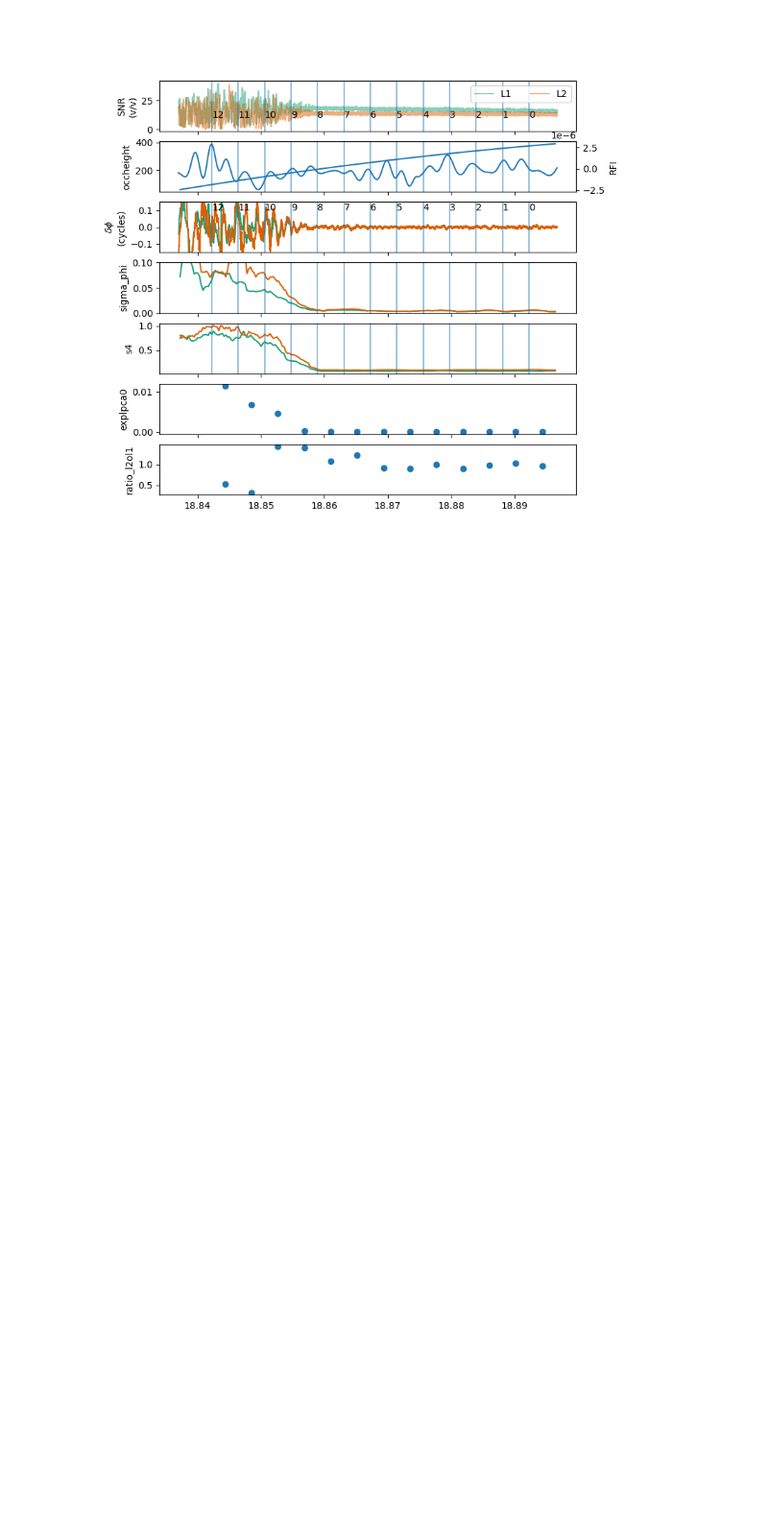
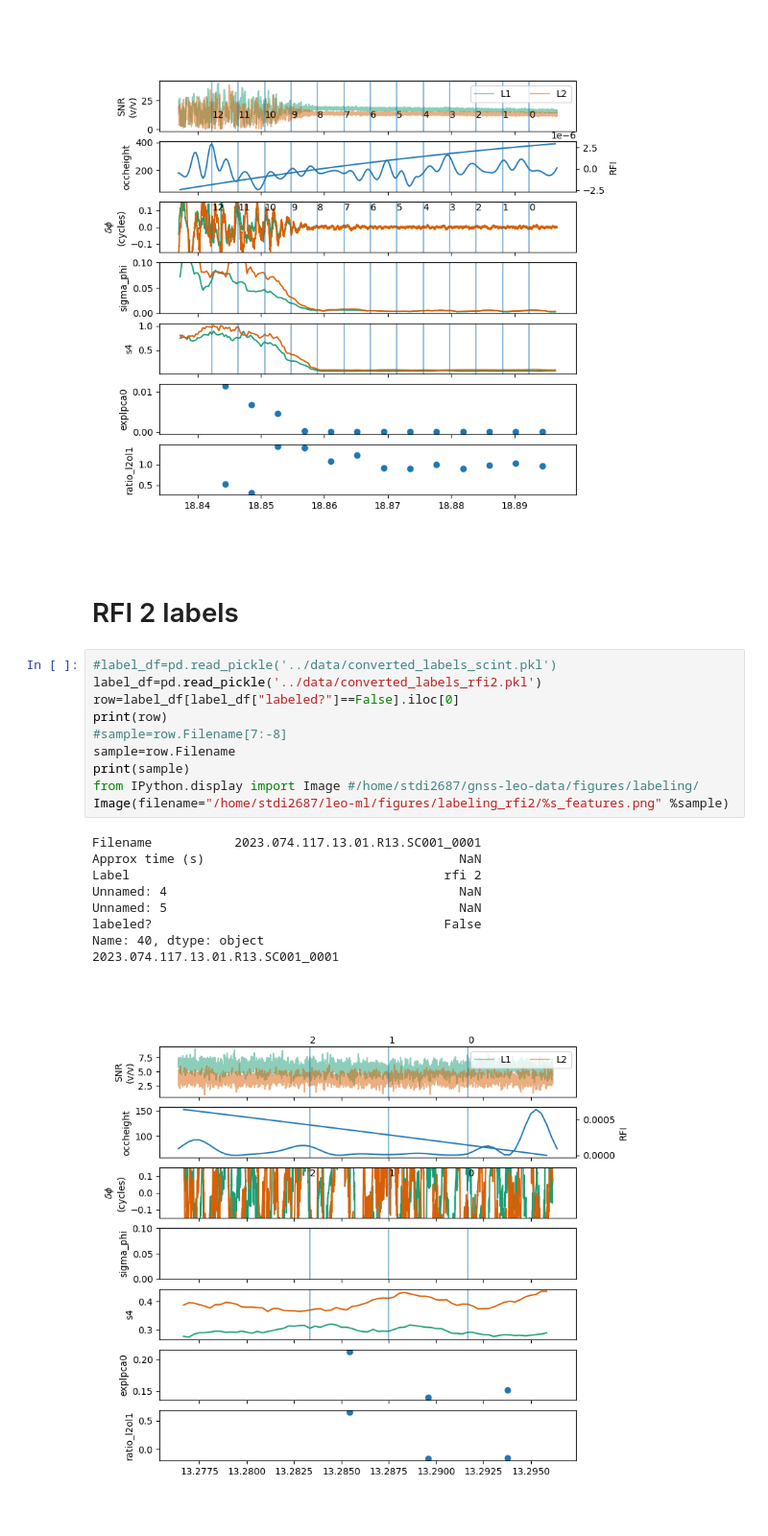
Before and after one commit to timdittmann/leo-ml, a Jupyter notebook: notebooks/view_ro_for_labels.ipynb, the cells around one changed output. Shown at 96% size. Saved outputs shown, nothing was run; the diff lists cells and outputs as text; blank space fills up the shorter version.

```diff
--- a/notebooks/view_ro_for_labels.ipynb
+++ b/notebooks/view_ro_for_labels.ipynb
@@ -168,3 +168,25 @@ from IPython.display import Image #/home/stdi2687/gnss-leo-data/figures/labeling
 Image(filename="/home/stdi2687/gnss-leo-data/figures/labeling_rfi/%s_features.png" %sample)
 # %% [output]
 [figure]
+# %% [markdown]
+# RFI 2 labels
+# %%
+#label_df=pd.read_pickle('../data/converted_labels_scint.pkl')
+label_df=pd.read_pickle('../data/converted_labels_rfi2.pkl')
+row=label_df[label_df["labeled?"]==False].iloc[0]
+print(row)
+#sample=row.Filename[7:-8]
+sample=row.Filename
+print(sample)
+from IPython.display import Image #/home/stdi2687/gnss-leo-data/figures/labeling/
+Image(filename="/home/stdi2687/leo-ml/figures/labeling_rfi2/%s_features.png" %sample)
+# %% [output]
+Filename           2023.074.117.13.01.R13.SC001_0001
+Approx time (s)                                  NaN
+Label                                          rfi 2
+Unnamed: 4                                       NaN
+Unnamed: 5                                       NaN
+labeled?                                       False
+Name: 40, dtype: object
+2023.074.117.13.01.R13.SC001_0001
+[figure, added]
```
Also changed, not shown: parts of 1 cell of this notebook, 5 other files.
